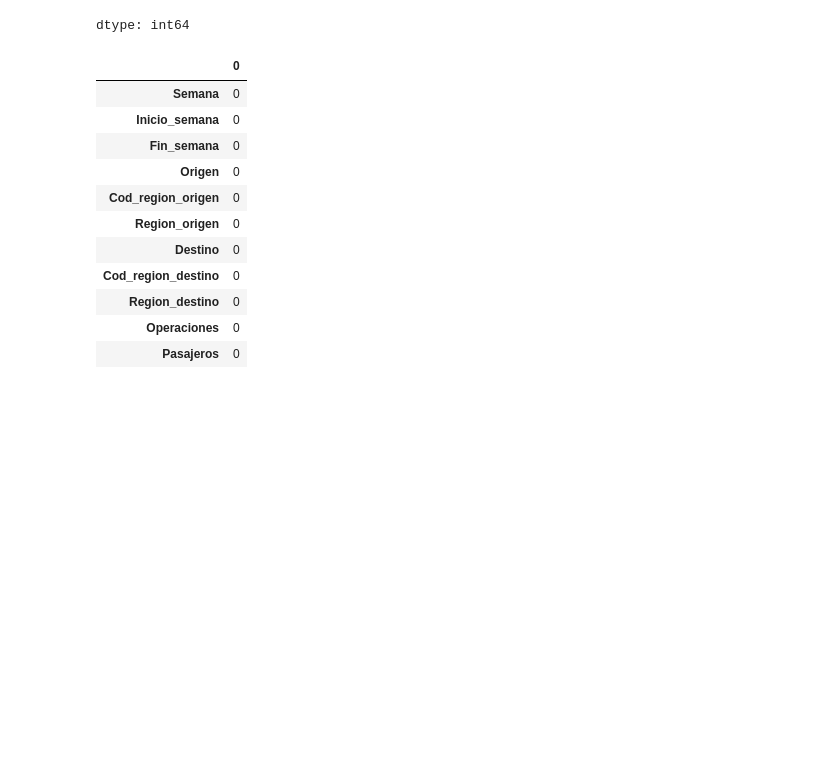
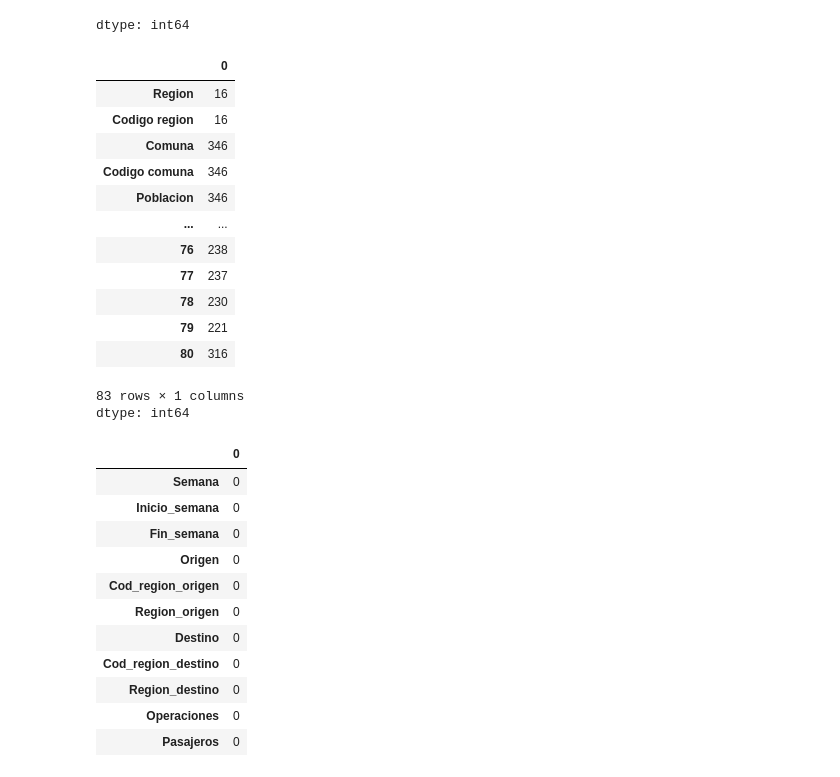
Before and after one commit to edisonaqp/admbio, a Jupyter notebook: Movilidad_Chile.ipynb, the cells around one changed output. Cells and saved outputs as stored; diff of their text form; code cells hidden in the pictures; blank space fills up the shorter version.

```diff
--- a/Movilidad_Chile.ipynb
+++ b/Movilidad_Chile.ipynb
@@ -312,4 +325,21 @@ df_pt.nunique()
 | Destino | 36 |
 | Viajes | 6673 |
 dtype: int64
+# %%
+df_poblacion.nunique()
+# %% [output]
+|  | 0 |
+| Region | 16 |
+| Codigo region | 16 |
+| Comuna | 346 |
+| Codigo comuna | 346 |
+| Poblacion | 346 |
+| ... | ... |
+| 76 | 238 |
+| 77 | 237 |
+| 78 | 230 |
+| 79 | 221 |
+| 80 | 316 |
+83 rows × 1 columns
+dtype: int64
 # %%
```
Also changed, not shown: parts of 14 cells of this notebook.
